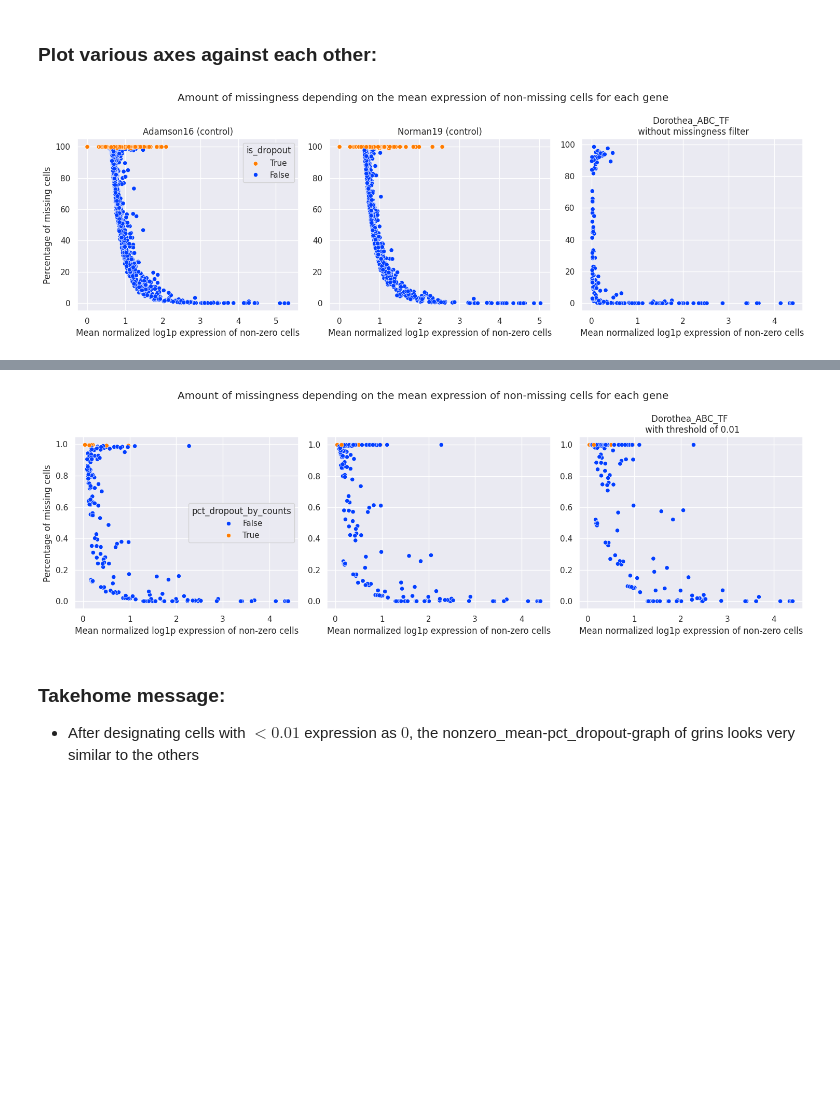
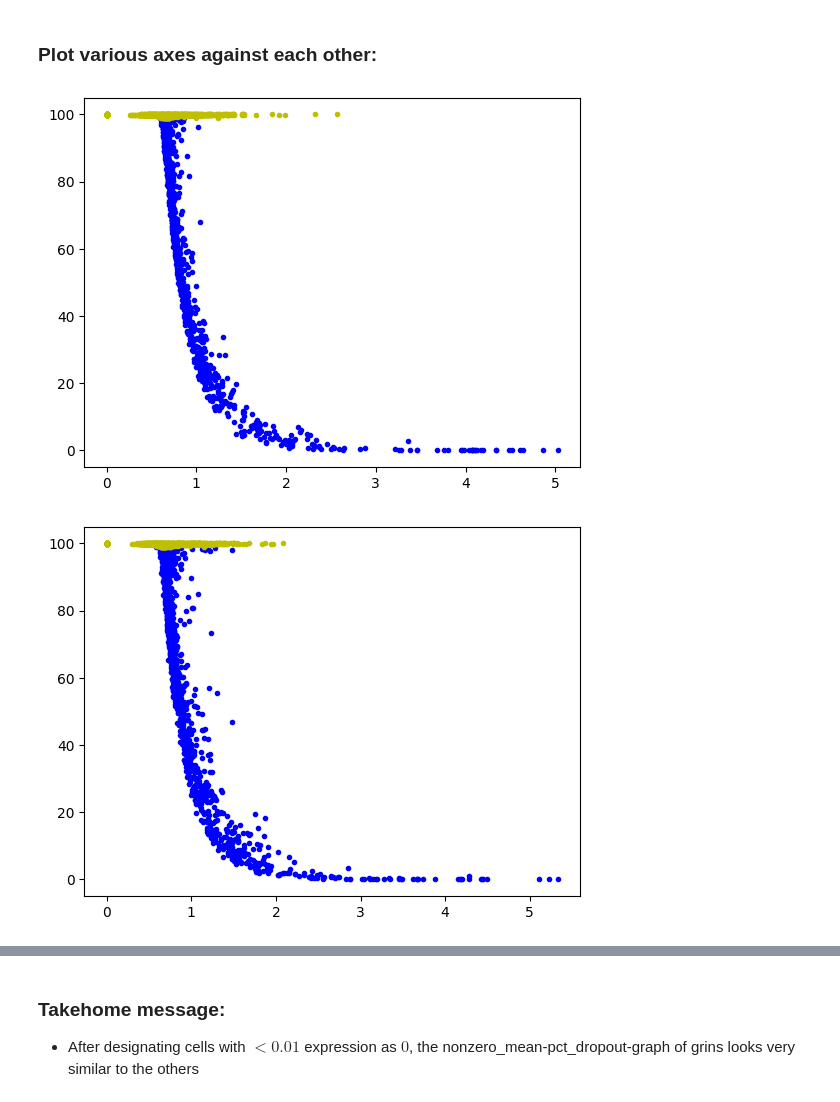
Before and after one commit to GeorgSommerer/bsc_thesis_pGRiNS, a Jupyter notebook: pgrins_explore.ipynb, the cells around one changed output, grey strips where cells are left out. Drawn from its saved outputs; the diff is of its cells as text; code cells hidden in the pictures; blank space fills up the shorter version.

```diff
--- a/pgrins_explore.ipynb
+++ b/pgrins_explore.ipynb
@@ -7,11 +7,15 @@ from scipy import stats
 import pandas as pd
 import numpy as np
 import matplotlib.pyplot as plt
-import seaborn as sns
-sns.set()
 # %%
 adamson_data = sc.read_h5ad(f"Data/AdamsonWeissman2016_GSM2406681_10X010/perturb_norm.h5ad")
 norman_data = sc.read_h5ad(f"Data/NormanWeissman2019_filtered/perturb_norm.h5ad")
 adamson_data.layers["log1p"] = adamson_data.layers["log1p"].tocsc()
 adamson_data = adamson_data[adamson_data.obs["perturbation"]=="ctrl"]
 norman_data = norman_data[norman_data.obs["perturbation"]=="ctrl"]
+
+topo = "dorothea_tf2_abc"
+replicate = "001"
+path_to_data = f"Data/SimulResults_Racipe/{topo}/{replicate}/{topo}_steadystate_solutions_{replicate}"
+grins_data = sc.read_h5ad(f"{path_to_data}.h5ad")
+grins_data.layers["log1p"] = grins_data.layers["log1p"].tocsc()
@@ -190,21 +164,20 @@ plt.show()
 # %% [markdown]
 ### Plot various axes against each other:
 # %%
-with palette:
-    fig, axs = plt.subplots(ncols=3,figsize=(15,5))
-    a = sns.scatterplot(ax=axs[0],x=adamson_stats["mean"],y=adamson_dropouts,hue=adamson_isdropout)
-    n = sns.scatterplot(ax=axs[1],x=norman_stats["mean"],y=norman_dropouts,hue=norman_isdropout,legend=False)
-    g = sns.scatterplot(ax=axs[2],x=grins_old_stats["mean"],y=grins_old_dropouts,hue=grins_old_isdropout,legend=False)
-    a.legend(title="is_dropout",loc="upper right",labels=["True","False"])
-    a.set_title("Adamson16 (control)")
-    n.set_title("Norman19 (control)")
-    g.set_title("Dorothea_ABC_TF \n without missingness filter")
-    fig.suptitle("Amount of missingness depending on the mean expression of non-missing cells for each gene")
-    axs[0].set_ylabel("Percentage of missing cells")
-    for i in range(3):
-        axs[i].set_xlabel("Mean normalized log1p expression of non-zero cells")
-    fig.tight_layout()
-    plt.savefig("Prep_Data/Plots/missingness_vs_mean_nz_old.png",dpi=300)
-    fig.show()
+plt.plot(norman_stats["mean"][~norman_isdropout],norman_dropouts[~norman_isdropout],".",c="b") # The problem with this approach is that there is no function mappable to this
+plt.plot(norman_stats["mean"][norman_isdropout],norman_dropouts[norman_isdropout],".",c="y")
+#plt.xlim(-1,1)
+plt.show()
+plt.plot(adamson_stats["mean"][~adamson_isdropout],adamson_dropouts[~adamson_isdropout],".",c="b") # The problem with this approach is that there is no function mappable to this
+plt.plot(adamson_stats["mean"][adamson_isdropout],adamson_dropouts[adamson_isdropout],".",c="y") # The problem with this approach is that there is no function mappable to this
+#plt.xlim(-1,1)
+plt.show()
+plt.plot(grins_stats["mean"],grins_dropouts,".") # The problem with this approach is that there is no function mappable to this
+#plt.xlim(-1,1)
+plt.show()
+
+# These plots showcase that prob. for non 100% outliers can be modeled well with a sigmoid(?)
+# Therefore, maybe mark these and find a way to distinguish them from the rest
 # %% [output]
-[figure, old version]
+[figure, new version]
+[figure, added]
@@ -211,22 +185,3 @@ with palette:
-# %%
-with palette:
-    fig, axs = plt.subplots(ncols=3,figsize=(15,5))
-    g = sns.scatterplot(ax=axs[0],x=grins_stats["mean"],y=1-(1-grins_dropouts/100)**1,hue=grins_isdropout)
-    g = sns.scatterplot(ax=axs[1],x=grins_stats["mean"],y=1-(1-grins_dropouts/100)**2,hue=grins_isdropout,legend=False)
-    g = sns.scatterplot(ax=axs[2],x=grins_stats["mean"],y=1-(1-grins_dropouts/100)**5,hue=grins_isdropout,legend=False)
-    a.legend(title="is_dropout",loc="upper right",labels=["True","False"])
-    a.set_title("Adamson16 (control)")
-    n.set_title("Norman19 (control)")
-    g.set_title("Dorothea_ABC_TF \n with threshold of 0.01")
-    fig.suptitle("Amount of missingness depending on the mean expression of non-missing cells for each gene")
-    axs[0].set_ylabel("Percentage of missing cells")
-    for i in range(3):
-        axs[i].set_xlabel("Mean normalized log1p expression of non-zero cells")
-    fig.tight_layout()
-    plt.savefig("Prep_Data/Plots/missingness_vs_mean_nz_002.png",dpi=300)
-    fig.show()
-# %% [output]
-[figure, removed]
 # %% [markdown]
 ### Takehome message:
 - After designating cells with $<0.01$ expression as $0$, the nonzero_mean-pct_dropout-graph of grins looks very similar to the others
```
Also changed, not shown: parts of 13 cells of this notebook, 12 other files.
